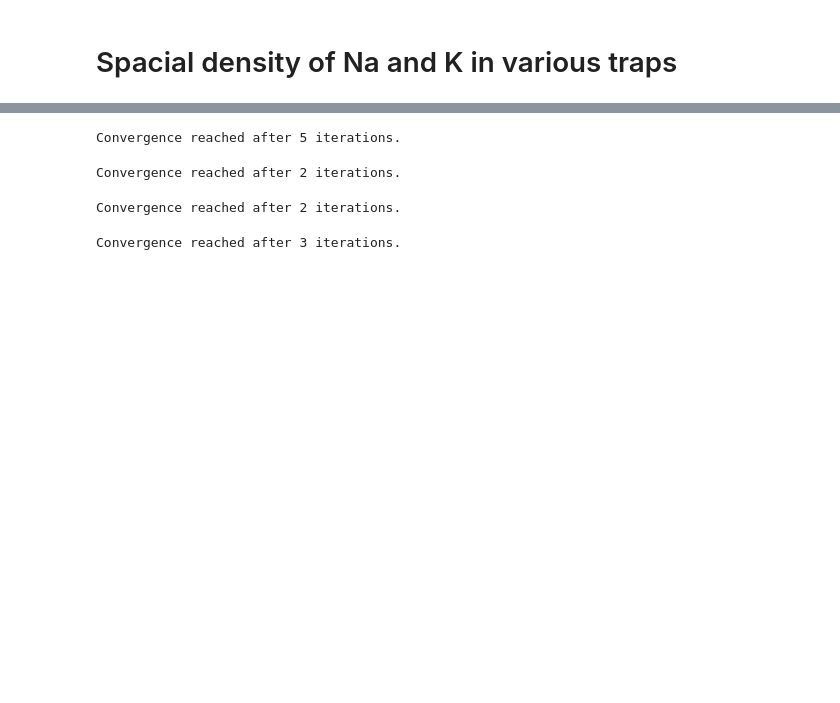
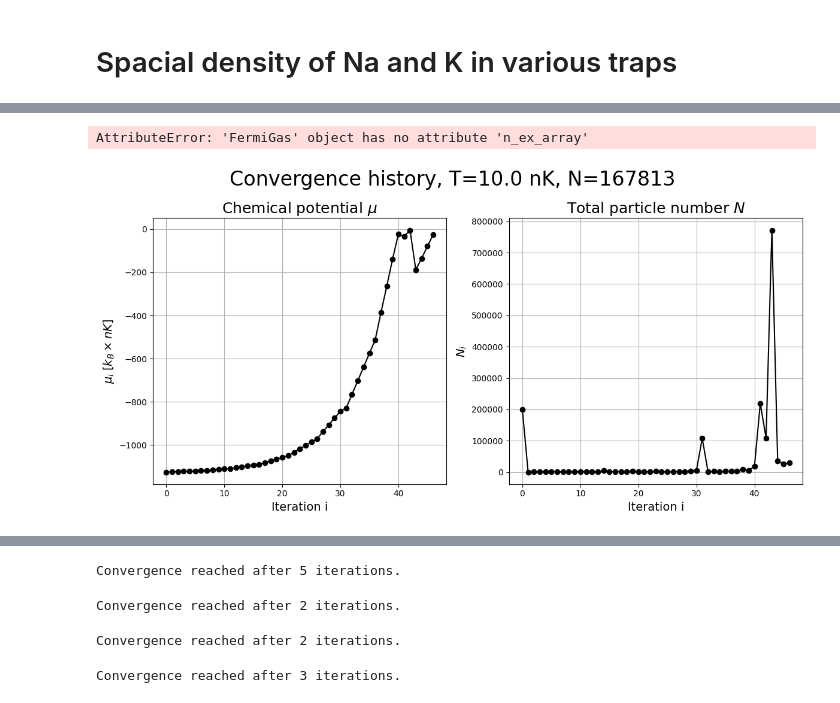
Before and after one commit to lightmat/lightmat, a Jupyter notebook: 20240109_team_meeting.ipynb, the cells around one changed output, grey strips where cells are left out. Cells and saved outputs as stored; diff of their text form; code cells hidden in the pictures; blank space fills up the shorter version.

```diff
--- a/20240109_team_meeting.ipynb
+++ b/20240109_team_meeting.ipynb
@@ -18,0 +22,29 @@ from quantum_statistics import (
+# %%
+na23_harmonic = ParticleProps(
+    name="Na23_harmonic",
+    species="boson",
+    m=22.989768*u.u,
+    N_particles=200000,
+    T=0*u.nK, # We will later loop over a range of temperatures, so this is just a placeholder
+    a_s=2.75*u.nm,
+    domain=(-100, 100) * u.um,
+    V_trap=harmonic_trap,
+    trap_depth=100, # kwarg for V_trap
+    waist=50,       # kwarg for V_trap
+    inhomogenity=0, # kwarg for V_trap
+)
+
+k40_harmonic = ParticleProps(
+    name="K40_harmonic",
+    species="fermion",
+    m=39.963999*u.u,
+    N_particles=200000,
+    T=0*u.nK,
+    domain=(-100, 100) * u.um,
+    V_trap=harmonic_trap,
+    trap_depth=1700, # kwarg for V_trap
+    waist=50,          # kwarg for V_trap
+    inhomogenity=0,    # kwarg for V_trap
+)
+
+na23_harmonic.plot_V_trap()
@@ -18,0 +53,4 @@ from quantum_statistics import (
+# %%
+k40_harmonic.T = 10*u.nK
+fg = FermiGas(k40_harmonic)
+fg.eval_density(mu_change_rate=10, print_convergence_info_at_this_iteration=5)
@@ -18,0 +95,5 @@ from quantum_statistics import (
+# %%
+fg.plot_all()
+# %% [output]
+AttributeError: 'FermiGas' object has no attribute 'n_ex_array'
+[figure, added]
```
Also changed, not shown: parts of 23 cells of this notebook, 5 other files.
